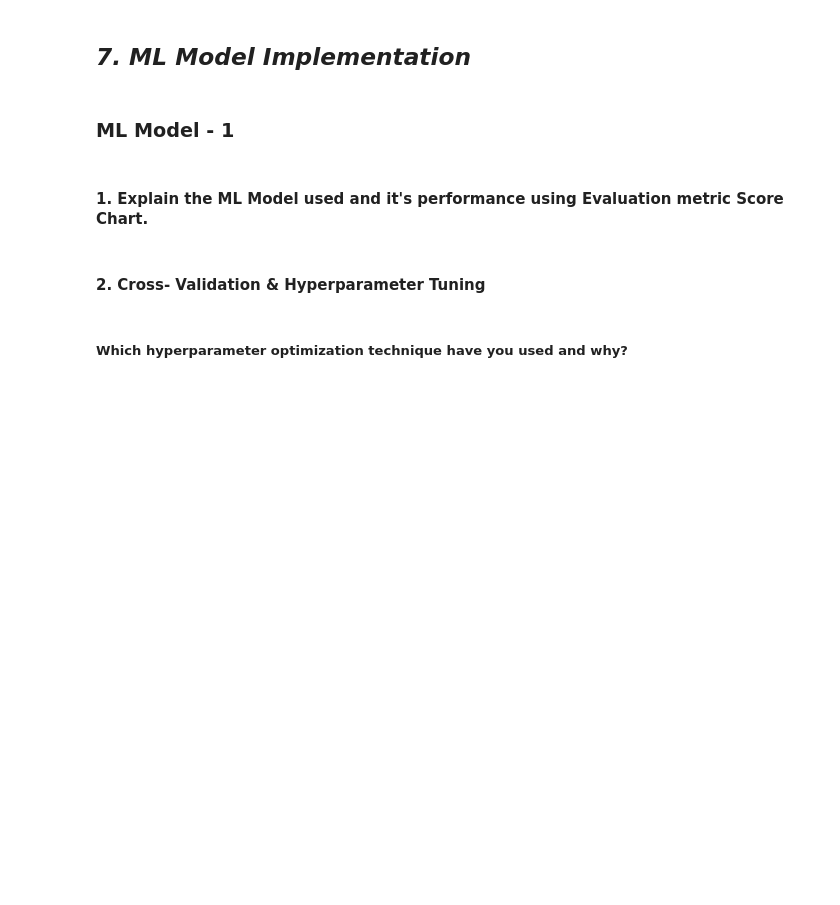
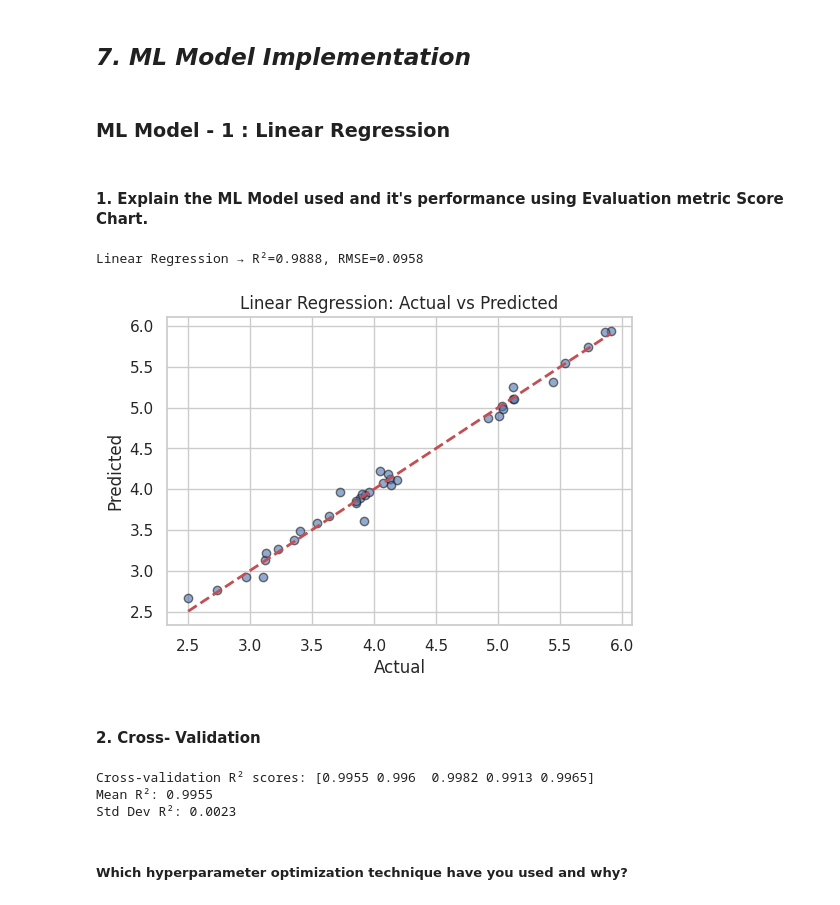
Before and after one commit to PKalyani1994/Regression_Project, a Jupyter notebook: KALYANI_ML_PROJECT.ipynb, the cells around one changed output. Cells and saved outputs as stored; diff of their text form; code cells hidden in the pictures; blank space fills up the shorter version.

```diff
--- a/KALYANI_ML_PROJECT.ipynb
+++ b/KALYANI_ML_PROJECT.ipynb
@@ -740,4 +740,4 @@ Answer Here.
 # %% [markdown]
 ## ***7. ML Model Implementation***
 # %% [markdown]
-### ML Model - 1
+### ML Model - 1 : **Linear Regression**
@@ -750,2 +744,11 @@ Answer Here.
+# %%
+# ML Model - 1 Implementation
+
+# ---- Train Model ----
+lin_reg = LinearRegression()
+lin_reg.fit(X_train_scaled, y_train)
+
+# ---- Predictions ----
+y_pred_lin = lin_reg.predict(X_test_scaled)
 # %% [markdown]
 #### 1. Explain the ML Model used and it's performance using Evaluation metric Score Chart.
@@ -754,2 +755,20 @@ Answer Here.
+# %%
+# Visualizing evaluation Metric Score chart
+# ---- Evaluation ----
+r2_lin = r2_score(y_test, y_pred_lin)
+rmse_lin = np.sqrt(mean_squared_error(y_test, y_pred_lin))
+print(f"Linear Regression → R²={r2_lin:.4f}, RMSE={rmse_lin:.4f}")
+
+# ---- Visualization ----
+plt.figure(figsize=(6,4))
+plt.scatter(y_test, y_pred_lin, alpha=0.6, edgecolor="k")
+plt.plot([y_test.min(), y_test.max()], [y_test.min(), y_test.max()], "r--", lw=2)
+plt.title("Linear Regression: Actual vs Predicted")
+plt.xlabel("Actual")
+plt.ylabel("Predicted")
+plt.show()
+# %% [output]
+Linear Regression → R²=0.9888, RMSE=0.0958
+[figure, added]
 # %% [markdown]
-#### 2. Cross- Validation & Hyperparameter Tuning
+#### 2. Cross- Validation
@@ -762,3 +775,25 @@ Answer Here.
+# %%
+# ML Model - 1 : Linear Regression with Cross Validation
+# Step1: Implementation with Cross Validation
+
+# Initialize model
+lin_reg = LinearRegression()
+
+# Perform 5-fold cross-validation (use R² as the metric)
+cv_scores = cross_val_score(lin_reg, X_train_scaled, y_train, cv=5, scoring="r2")
+
+# Round results to 4 decimals
+cv_scores_rounded = np.round(cv_scores, 4)
+mean_score = np.round(cv_scores.mean(), 4)
+std_score = np.round(cv_scores.std(), 4)
+
+print("Cross-validation R² scores:", cv_scores_rounded)
+print("Mean R²:", mean_score)
+print("Std Dev R²:", std_score)
+# %% [output]
+Cross-validation R² scores: [0.9955 0.996  0.9982 0.9913 0.9965]
+Mean R²: 0.9955
+Std Dev R²: 0.0023
 # %% [markdown]
 ##### Which hyperparameter optimization technique have you used and why?
 # %% [markdown]
```
Also changed, not shown: parts of 31 cells of this notebook.
